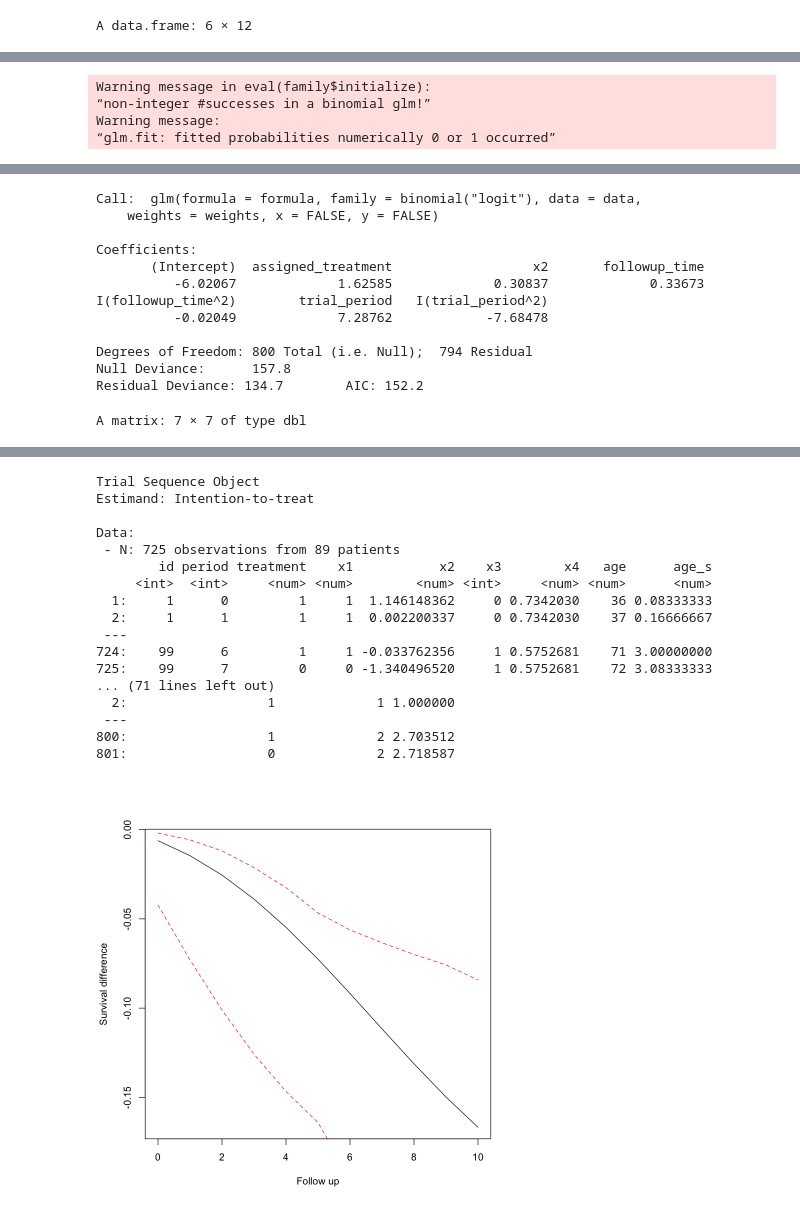
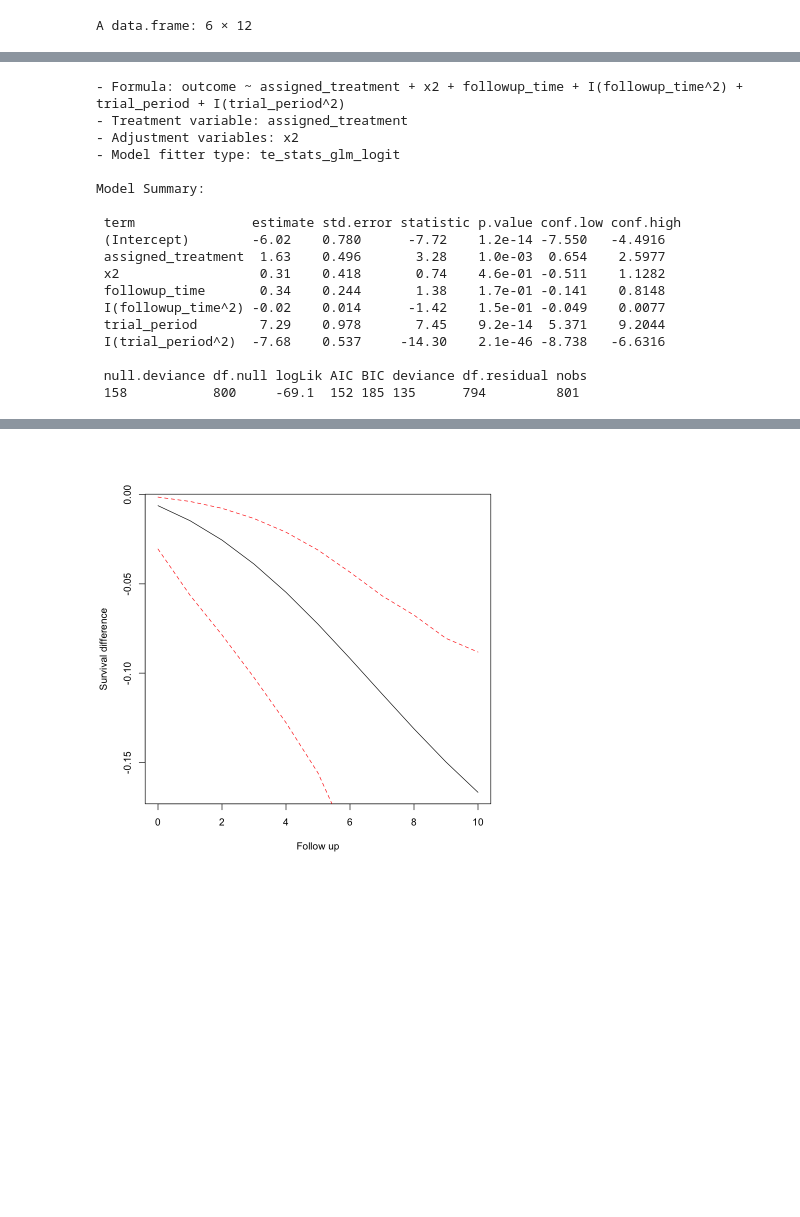
Before and after one commit to deebonachita/TTE, a Jupyter notebook: ITT (Intention to Treat)/ITT_R.ipynb, the cells around one changed output, grey strips where cells are left out. Drawn from its saved outputs; the diff is of its cells as text; code cells hidden in the pictures; blank space fills up the shorter version.

```diff
--- a/ITT (Intention to Treat)/ITT_R.ipynb
+++ b/ITT (Intention to Treat)/ITT_R.ipynb
@@ -59,7 +59,6 @@ trial_itt <- set_expansion_options(
 
 # 6.1 Create Sequence of Trials Data
 trial_itt <- expand_trials(trial_itt)
-trial_itt@expansion
 
 # 7. Load or Sample from Expanded Data
 trial_itt <- load_expanded_data(trial_itt, seed = 1234, p_control = 0.5)
@@ -76,9 +75,6 @@ trial_itt <- fit_msm(
 
 # Model summary
 trial_itt@outcome_model
-trial_itt@outcome_model@fitted@model$model
-trial_itt@outcome_model@fitted@model$vcov
-trial_itt
 
 # 9. Inference
 preds <- predict(
@@ -156,4 +139,18 @@ N: 1558 observations
-Warning message in eval(family$initialize):
-“non-integer #successes in a binomial glm!”
-Warning message:
-“glm.fit: fitted probabilities numerically 0 or 1 occurred”
+- Formula: outcome ~ assigned_treatment + x2 + followup_time + I(followup_time^2) + trial_period + I(trial_period^2)
+- Treatment variable: assigned_treatment
+- Adjustment variables: x2
+- Model fitter type: te_stats_glm_logit
+
+Model Summary:
+
+ term               estimate std.error statistic p.value conf.low conf.high
+ (Intercept)        -6.02    0.780      -7.72    1.2e-14 -7.550   -4.4916
+ assigned_treatment  1.63    0.496       3.28    1.0e-03  0.654    2.5977
+ x2                  0.31    0.418       0.74    4.6e-01 -0.511    1.1282
+ followup_time       0.34    0.244       1.38    1.7e-01 -0.141    0.8148
+ I(followup_time^2) -0.02    0.014      -1.42    1.5e-01 -0.049    0.0077
+ trial_period        7.29    0.978       7.45    9.2e-14  5.371    9.2044
+ I(trial_period^2)  -7.68    0.537     -14.30    2.1e-46 -8.738   -6.6316
+
+ null.deviance df.null logLik AIC BIC deviance df.residual nobs
+ 158           800     -69.1  152 185 135      794         801
@@ -178,13 +156,0 @@ Model Summary:
-Call:  glm(formula = formula, family = binomial("logit"), data = data,
-    weights = weights, x = FALSE, y = FALSE)
-
-Coefficients:
-       (Intercept)  assigned_treatment                  x2       followup_time
-          -6.02067             1.62585             0.30837             0.33673
-I(followup_time^2)        trial_period   I(trial_period^2)
-          -0.02049             7.28762            -7.68478
-
-Degrees of Freedom: 800 Total (i.e. Null);  794 Residual
-Null Deviance:      157.8
-Residual Deviance: 134.7        AIC: 152.2
-A matrix: 7 × 7 of type dbl
@@ -199,18 +157 @@ A matrix: 7 × 7 of type dbl
-Trial Sequence Object
-Estimand: Intention-to-treat
-
-Data:
- - N: 725 observations from 89 patients
-        id period treatment    x1           x2    x3        x4   age      age_s
-     <int>  <int>     <num> <num>        <num> <int>     <num> <num>      <num>
-  1:     1      0         1     1  1.146148362     0 0.7342030    36 0.08333333
-  2:     1      1         1     1  0.002200337     0 0.7342030    37 0.16666667
- ---
-724:    99      6         1     1 -0.033762356     1 0.5752681    71 3.00000000
-725:    99      7         0     0 -1.340496520     1 0.5752681    72 3.08333333
-... (71 lines left out)
-  2:                  1             1 1.000000
- ---
-800:                  1             2 2.703512
-801:                  0             2 2.718587
-[figure, old version]
+[figure, new version]
```
Also changed, not shown: parts of 1 cell of this notebook, 2 other files.
